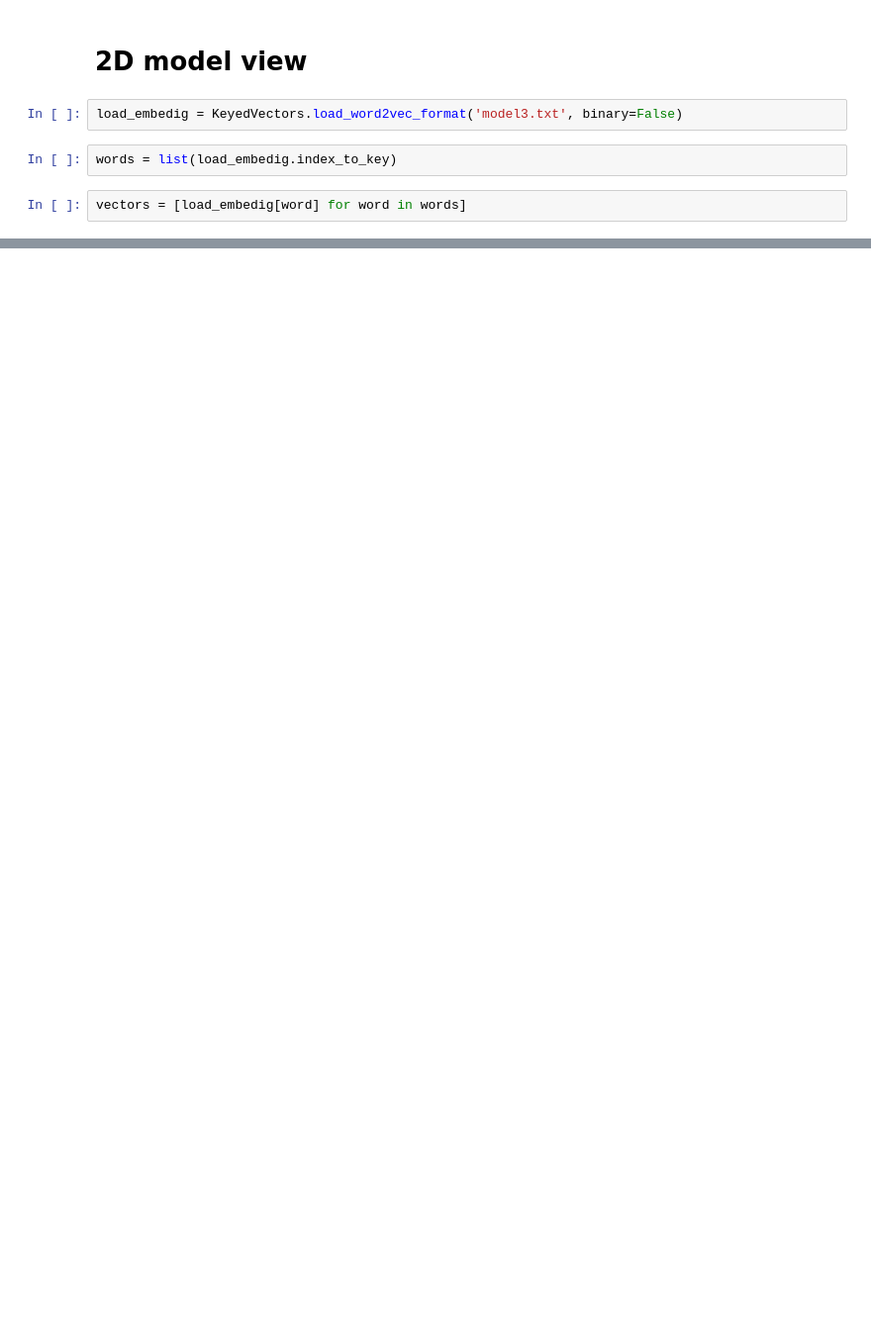
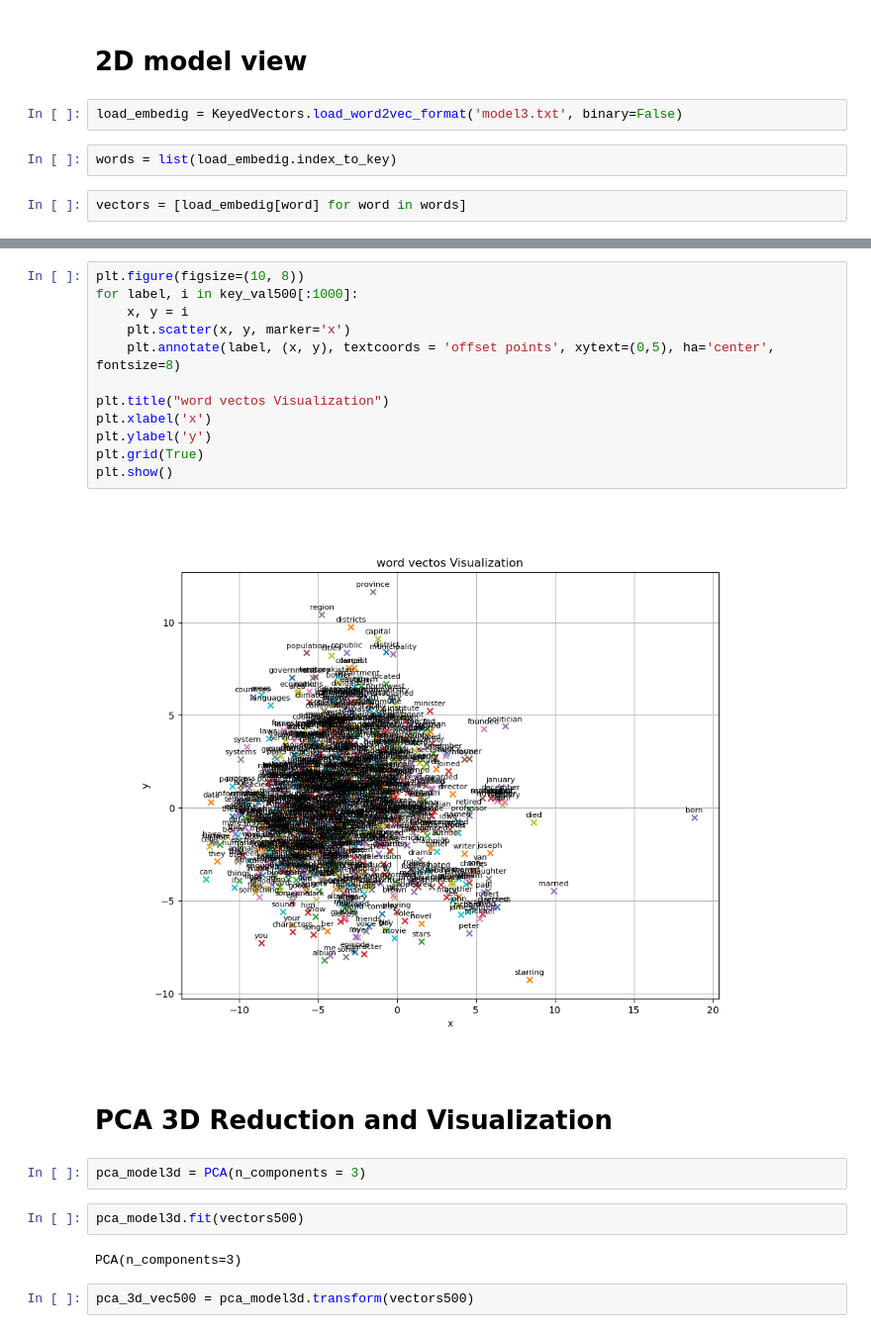
Before and after one commit to 1up9059/NLP_embedings, a Jupyter notebook: gensim.ipynb, the cells around one changed output, grey strips where cells are left out. Shown at 99% size. Drawn from its saved outputs; the diff is of its cells as text; blank space fills up the shorter version.

```diff
--- a/gensim.ipynb
+++ b/gensim.ipynb
@@ -333,0 +402,24 @@ plt.show()
+# %%
+plt.figure(figsize=(10, 8))
+for label, i in key_val500[:1000]:
+    x, y = i
+    plt.scatter(x, y, marker='x')
+    plt.annotate(label, (x, y), textcoords = 'offset points', xytext=(0,5), ha='center', fontsize=8)
+
+plt.title("word vectos Visualization")
+plt.xlabel('x')
+plt.ylabel('y')
+plt.grid(True)
+plt.show()
+# %% [output]
+[figure, added]
+# %% [markdown]
+# PCA 3D Reduction and Visualization
+# %%
+pca_model3d = PCA(n_components = 3)
+# %%
+pca_model3d.fit(vectors500)
+# %% [output]
+PCA(n_components=3)
+# %%
+pca_3d_vec500 = pca_model3d.transform(vectors500)
```
Also changed, not shown: parts of 68 cells of this notebook, 4 other files.
